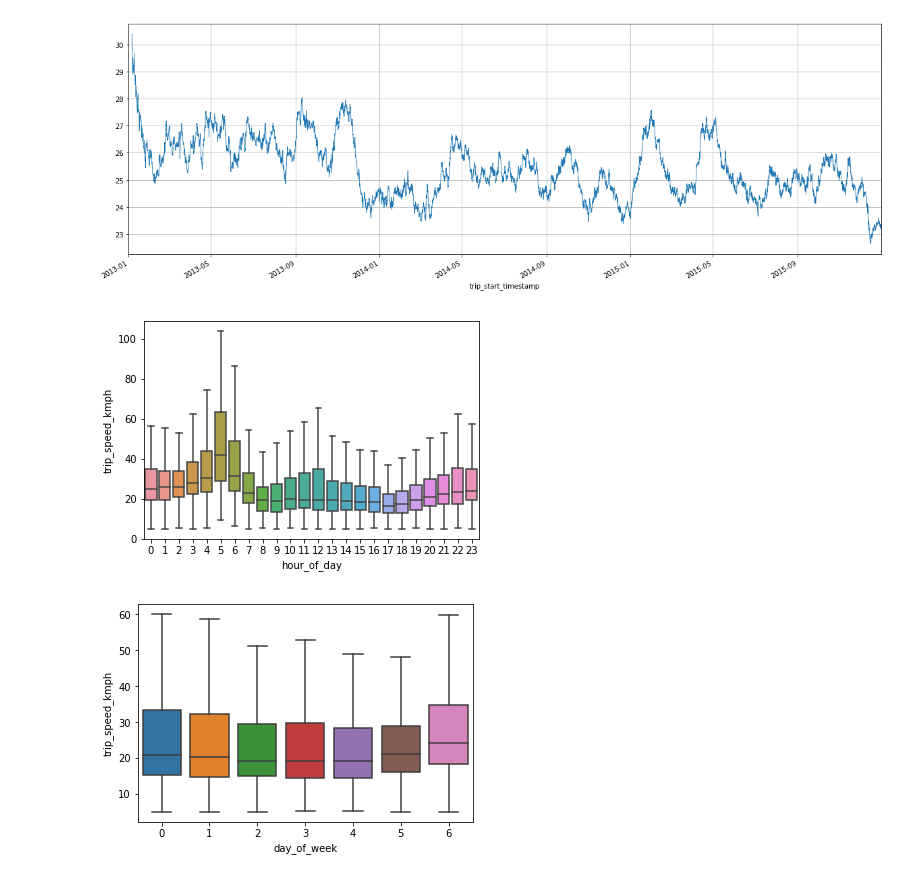
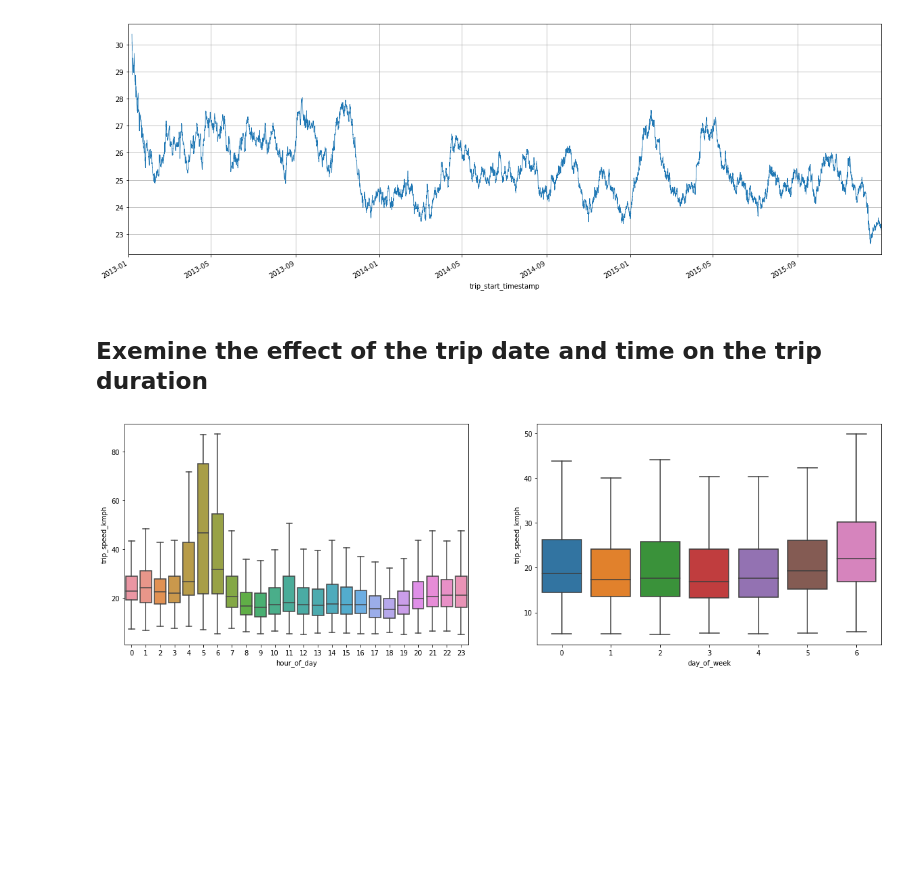
Before and after one commit to isabella232/ml-specialization-examples, a Jupyter notebook: chicago_travel_time/EDA.ipynb, the cells around one changed output. Saved outputs shown, nothing was run; the diff lists cells and outputs as text; code cells hidden in the pictures; blank space fills up the shorter version.

```diff
--- a/chicago_travel_time/EDA.ipynb
+++ b/chicago_travel_time/EDA.ipynb
@@ -26,0 +45,2 @@ df = pd.read_gbq(sql, project_id=project_id, dialect='standard')
+# %%
+df = df.dropna()
@@ -27,5 +61,3 @@ df = pd.read_gbq(sql, project_id=project_id, dialect='standard')
 # %%
 df['trip_start_timestamp'] = df['trip_start_timestamp'].apply(pd.Timestamp)
 df['trip_end_timestamp'] = df['trip_end_timestamp'].apply(pd.Timestamp)
-# %%
-df['unique_key'] = df['unique_key'].apply(str)
@@ -40,2 +74,8 @@ plt.show()
 # %%
 df['trip_speed_kmph'] = (df['trip_miles'] * (1.60934)) / ((df['trip_seconds'] + .01)/ (60 * 60))
+
+trip_speed = df.set_index('trip_start_timestamp').sort_index()['trip_speed_kmph'].fillna(0).rolling('7d').median()
+total_trips.plot(lw=0.8, figsize=(20,7))
+plt.ylim(3,)
+plt.grid()
+plt.show()
@@ -56,15 +102,18 @@ plt.grid()
 plt.show()
 # %% [output]
 [figure]
+# %% [markdown]
+## Exemine the effect of the trip date and time on the trip duration
 # %%
 df['hour_of_day'] = df['trip_start_timestamp'].dt.hour
 df['day_of_week'] = df['trip_start_timestamp'].dt.weekday
 # %%
+fig = plt.figure(figsize=(20,6))
+plt.subplot(1, 2, 1)
 sns.boxplot(x='hour_of_day', y='trip_speed_kmph', data=df, showfliers=False)
-plt.show()
+plt.subplot(1, 2, 2)
 sns.boxplot(x='day_of_week', y='trip_speed_kmph', data=df, showfliers=False)
 plt.show()
 # %% [output]
-[figure, old version]
+[figure, new version]
-[figure, removed]
 # %%
```
Also changed, not shown: parts of 16 cells of this notebook.
